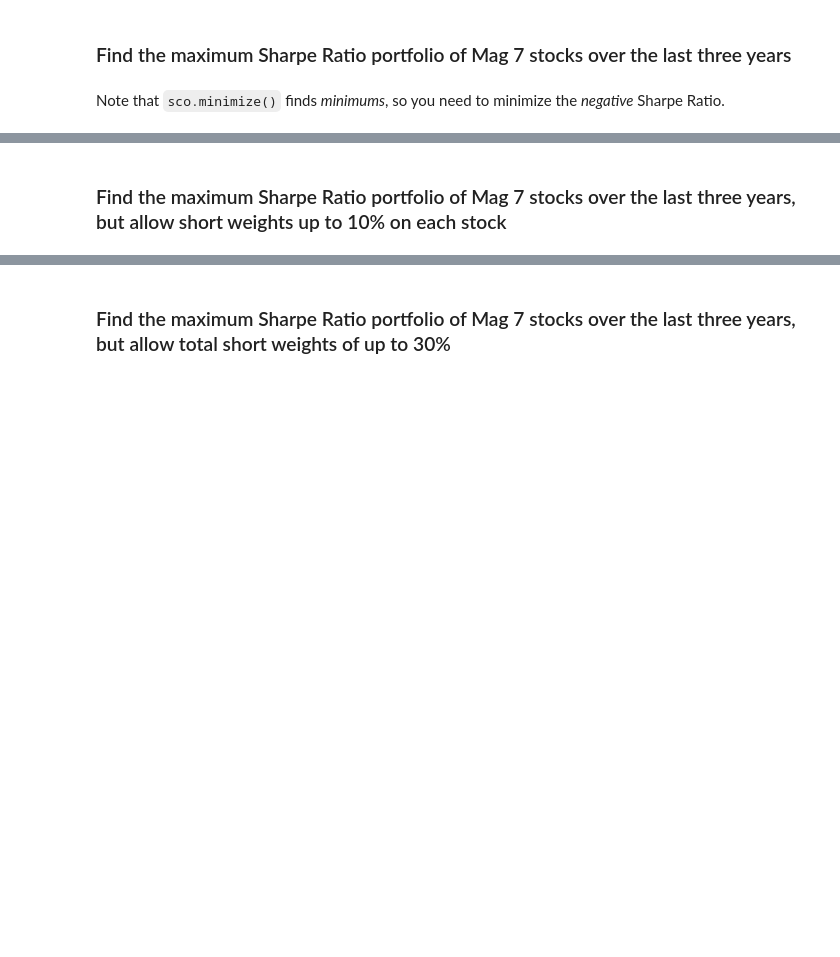
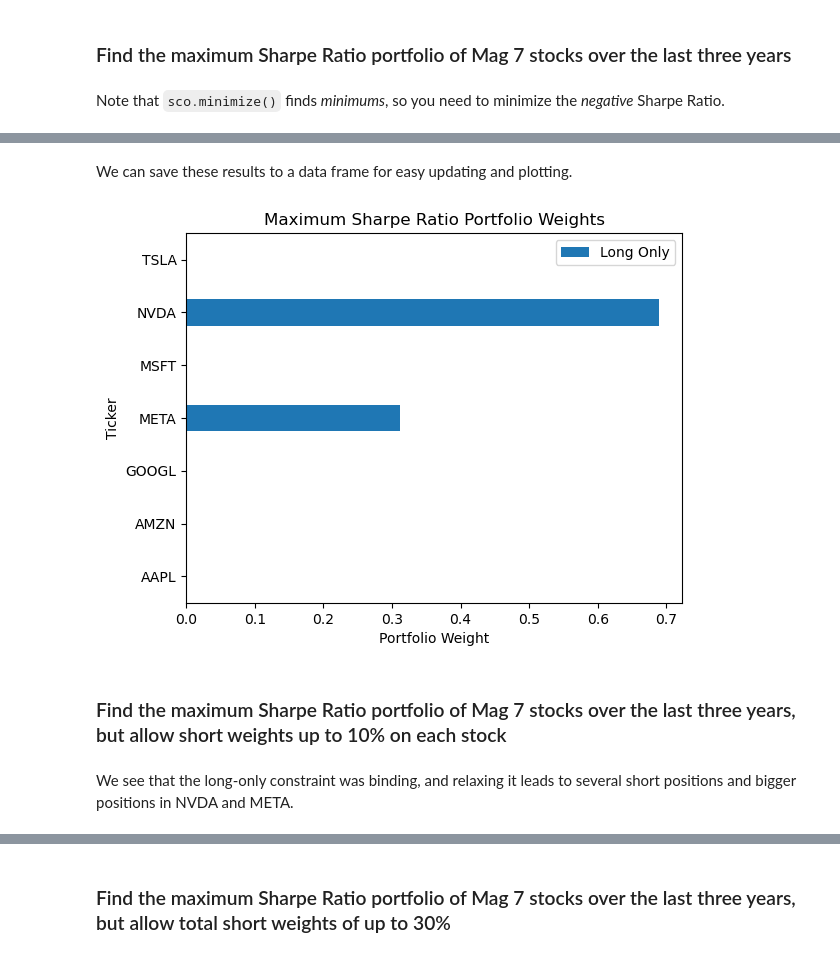
Before and after one commit to richard-herron/fina-6333-2025-spring, a Jupyter notebook: Notebooks/herron_04_practice_03.ipynb, the cells around one changed output, grey strips where cells are left out. Saved outputs shown, nothing was run; the diff lists cells and outputs as text; code cells hidden in the pictures; blank space fills up the shorter version.

```diff
--- a/Notebooks/herron_04_practice_03.ipynb
+++ b/Notebooks/herron_04_practice_03.ipynb
@@ -23,0 +76,6 @@ Note that `sco.minimize()` finds *minimums*, so you need to minimize the *negati
+# %%
+def Sharpe_neg(w, Sigma_excess, mu_excess, ppy=252):
+    return -1 * Sharpe(w=w, Sigma_excess=Sigma_excess, mu_excess=mu_excess, ppy=252)
+# %%
+def equal_weights(n):
+    return np.ones(n) / n
@@ -23,0 +92,10 @@ Note that `sco.minimize()` finds *minimums*, so you need to minimize the *negati
+# %%
+res_1 = sco.minimize(
+    fun=Sharpe_neg,
+    x0=equal_weights(Sigma_excess.shape[0]),
+    args=(Sigma_excess, mu_excess),
+    bounds=[(0, 1) for _ in range(Sigma_excess.shape[0])],
+    constraints=(
+        {'type': 'eq', 'fun': lambda w: w.sum() - 1}
+    )
+)
@@ -24,2 +119,18 @@ Note that `sco.minimize()` finds *minimums*, so you need to minimize the *negati
+# %% [markdown]
+We can save these results to a data frame for easy updating and plotting.
+# %%
+res_df = pd.DataFrame(
+    data={'Long Only': res_1['x']},
+    index=Sigma_excess.columns
+)
+# %%
+res_df.plot(kind='barh')
+plt.title('Maximum Sharpe Ratio Portfolio Weights')
+plt.xlabel('Portfolio Weight')
+plt.show()
+# %% [output]
+[figure, added]
 # %% [markdown]
 ### Find the maximum Sharpe Ratio portfolio of Mag 7 stocks over the last three years, but allow short weights up to 10% on each stock
+# %% [markdown]
+We see that the long-only constraint was binding, and relaxing it leads to several short positions and bigger positions in NVDA and META.
```
Also changed, not shown: parts of 27 cells of this notebook, 19 other files.
